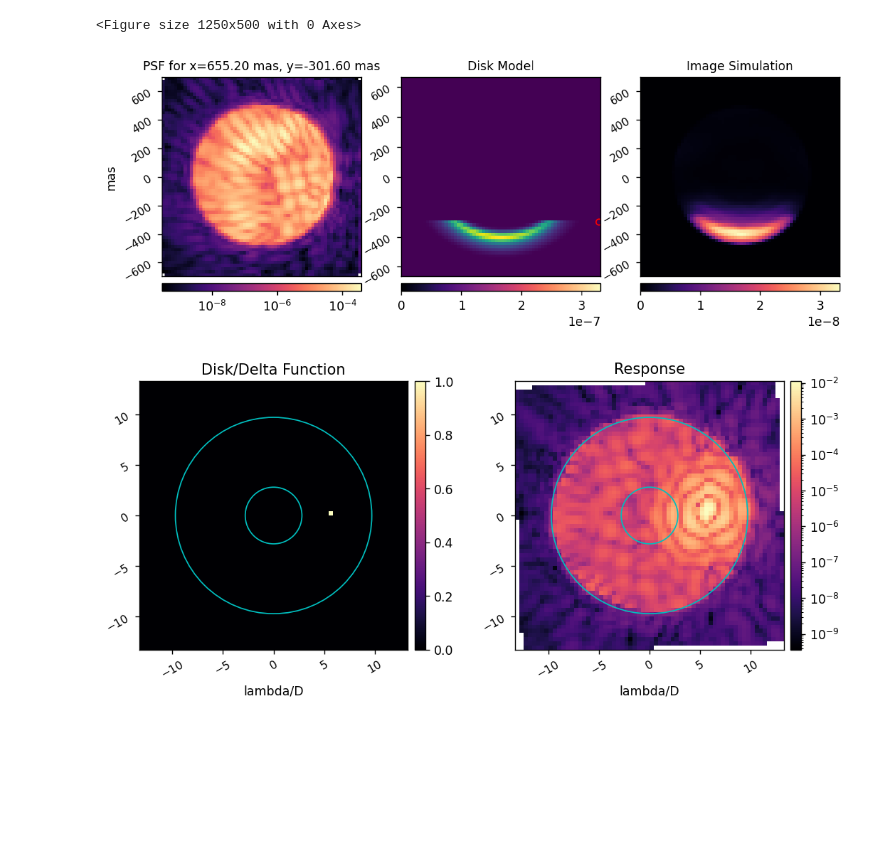
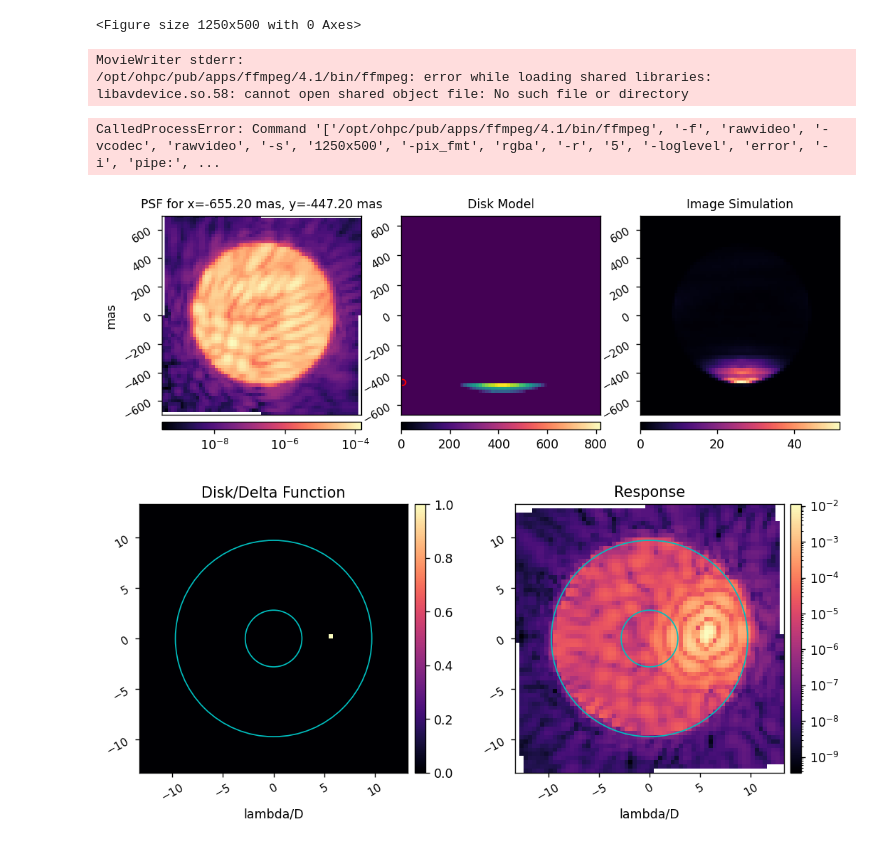
Before and after one commit to kian1377/disk-processing, a Jupyter notebook: hlc_band1_20230221_run_disk_sim.ipynb, the cells around one changed output. Drawn from its saved outputs; the diff is of its cells as text; code cells hidden in the pictures; blank space fills up the shorter version.

```diff
--- a/hlc_band1_20230221_run_disk_sim.ipynb
+++ b/hlc_band1_20230221_run_disk_sim.ipynb
@@ -137,7 +137,8 @@ import matplotlib.animation as animation
 from matplotlib.animation import FuncAnimation
 
 plt.rcParams['animation.writer'] = 'ffmpeg'
-plt.rcParams['animation.ffmpeg_path'] = 'C:\\Users\\Kian\\ffmpeg\\ffmpeg-2023-02-19-git-2aec86695a-full_build\\bin\\ffmpeg.exe'
+# plt.rcParams['animation.ffmpeg_path'] = 'C:\\Users\\Kian\\ffmpeg\\ffmpeg-2023-02-19-git-2aec86695a-full_build\\bin\\ffmpeg.exe'
+plt.rcParams['animation.ffmpeg_path'] = '/opt/ohpc/pub/apps/ffmpeg/4.1/bin/ffmpeg'
 
 ndisk = 64
 disk_pixelscale_mas = 20.8*u.mas/u.pix
@@ -184,34 +185,37 @@ fig.colorbar(im, cax=cax, orientation='horizontal')
 
 # third plot
 im = ax[2].imshow(disk_sim, cmap='magma', extent=extent3, aspect='equal')
 ax[2].set_xticks([])
 ax[2].tick_params(axis='x', labelsize=9, rotation=30)
 ax[2].tick_params(axis='y', labelsize=9, rotation=30)
 ax[2].set_title('Image Simulation', fontsize=titlesize)
 divider = make_axes_locatable(ax[2])
 cax = divider.append_axes("bottom", size="4%", pad=0.075)
 fig.colorbar(im, cax=cax, orientation='horizontal')
 
 def animate(i=ndisk**2//2):
     i += 640
     new_disk = disk.flatten()
     new_disk[i:] = 0
     disk_sim = np.reshape(ipsf_matrix.dot(new_disk), (npsf,npsf))
 
     ax[0].imshow(ipsf_matrix[:,i].reshape(npsf,npsf), cmap='magma', extent=extent1, norm=LogNorm())
     tx1.set_text('PSF for x={:.2f}, y={:.2f}'.format(x[i], y[i]))
 
     ax[1].imshow(new_disk.reshape(ndisk,ndisk), cmap='viridis', extent=extent2)
     [p.remove() for p in reversed(ax[1].patches)] # remove the previous patches
     ax[1].add_patch(Circle((x[i].value, y[i].value), 20, color='r', fill=False))
 
     ax[2].imshow(disk_sim, cmap='magma', extent=extent3)
 
 ani = FuncAnimation(fig, animate, frames=512, interval=100, repeat=False)
 FFwriter = animation.FFMpegWriter()
 ani.save('image_convolution_anim.mp4', writer=FFwriter)
 # %% [output]
+MovieWriter stderr:
+/opt/ohpc/pub/apps/ffmpeg/4.1/bin/ffmpeg: error while loading shared libraries: libavdevice.so.58: cannot open shared object file: No such file or directory
+CalledProcessError: Command '['/opt/ohpc/pub/apps/ffmpeg/4.1/bin/ffmpeg', '-f', 'rawvideo', '-vcodec', 'rawvideo', '-s', '1250x500', '-pix_fmt', 'rgba', '-r', '5', '-loglevel', 'error', '-i', 'pipe:', ...
-[figure, old version]
+[figure, new version]
 # %%
 patches1 = [Circle((0, 0), iwa.value, color='c', fill=False), Circle((0, 0), owa.value, color='c', fill=False)]
 patches2 = [Circle((0, 0), iwa.value, color='c', fill=False), Circle((0, 0), owa.value, color='c', fill=False)]
```
Also changed, not shown: parts of 2 cells of this notebook, 6 other files.
